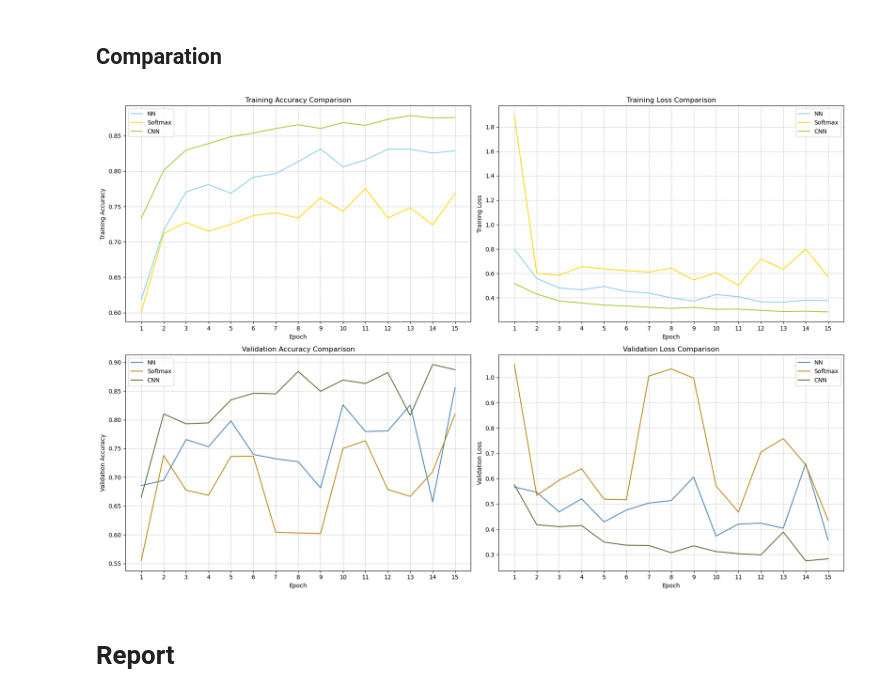
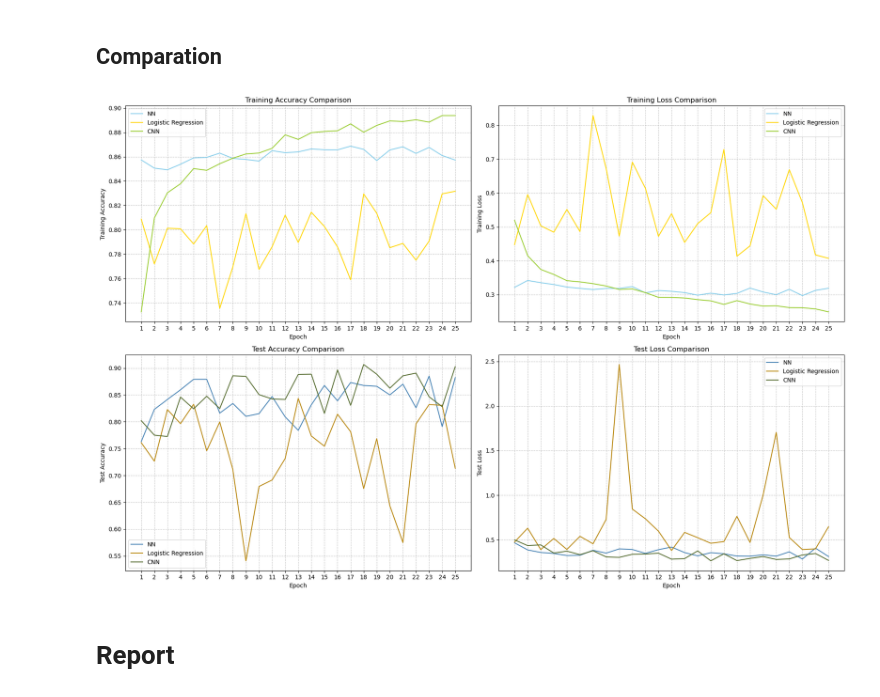
Before and after one commit to AlonMesh/Deep-Learning-Project, a Jupyter notebook: Skin Cancer Detection models 🩺.ipynb, the cells around one changed output. Saved outputs shown, nothing was run; the diff lists cells and outputs as text; code cells hidden in the pictures.

```diff
--- a/Skin Cancer Detection models 🩺.ipynb
+++ b/Skin Cancer Detection models 🩺.ipynb
@@ -48,7 +48,7 @@ Set those hyperparamaters as you wish
 # %%
 img_width, img_height = 112, 112
 batch_size = 128
-epochs = 15
+epochs = 25
 # %%
 # Data generators
 train_datagen = ImageDataGenerator(rescale=1.0 / 255)
@@ -126,7 +148,10 @@ def create_nn(num_hidden_layers, hidden_layer_sizes):
     model.add(Dense(1, activation='sigmoid'))
 
     # Compile the model
-    model.compile(optimizer='adam', loss='binary_crossentropy', metrics=['accuracy'])
+    model.compile(
+        optimizer='adam',
+        loss='binary_crossentropy',
+        metrics=['accuracy'])
 
     return model
 # %%
@@ -327,8 +352,8 @@ input_shape = (img_width, img_height, 3)
 num_classes = 2
 # %%
 # Get model
-softmax_model = create_softmax_model(input_shape, num_classes)
+lr_model = create_logistic_regression_model(input_shape, num_classes)
 
 # Display the model architecture
-softmax_model.summary()
+lr_model.summary()
 # %% [output]
@@ -352,12 +377,12 @@ _________________________________________________________________
 # %%
 # Train
-softmax_history = softmax_model.fit(
+lr_history = lr_model.fit(
   train_generator,
   epochs=epochs,
   validation_data=test_generator
 )
 
 # Evaluate
-test_loss, test_acc = softmax_model.evaluate(test_generator)
+test_loss, test_acc = lr_model.evaluate(test_generator)
 print('Test accuracy:', test_acc)
 # %% [output]
@@ -669,7 +693,7 @@ plt.figure(figsize=(18, 12))
 # Comparison of Training Accuracy for all models
 plt.subplot(2, 2, 1)
 plt.plot(np.arange(1, len(history.history['accuracy']) + 1), history.history['accuracy'], label='NN', color="skyblue")
-plt.plot(np.arange(1, len(softmax_history.history['accuracy']) + 1), softmax_history.history['accuracy'], label='Softmax', color='gold')
+plt.plot(np.arange(1, len(lr_history.history['accuracy']) + 1), lr_history.history['accuracy'], label='Logistic Regression', color='gold')
 plt.plot(np.arange(1, len(cnn_history.history['accuracy']) + 1), cnn_history.history['accuracy'], label='CNN', color='yellowgreen')
 plt.xlabel('Epoch')
 plt.ylabel('Training Accuracy')
@@ -681,46 +705,46 @@ plt.legend()
 # Comparison of Training Loss for all models
 plt.subplot(2, 2, 2)
 plt.plot(np.arange(1, len(history.history['loss']) + 1), history.history['loss'], label='NN', color="skyblue")
-plt.plot(np.arange(1, len(softmax_history.history['loss']) + 1), softmax_history.history['loss'], label='Softmax', color='gold')
+plt.plot(np.arange(1, len(lr_history.history['loss']) + 1), lr_history.history['loss'], label='Logistic Regression', color='gold')
 plt.plot(np.arange(1, len(cnn_history.history['loss']) + 1), cnn_history.history['loss'], label='CNN', color='yellowgreen')
 plt.xlabel('Epoch')
 plt.ylabel('Training Loss')
 plt.title('Training Loss Comparison')
 plt.grid(True, linestyle='--', alpha=0.7)
 plt.xticks(range(1, len(history.history['loss']) + 1))
 plt.legend()
 
-# Comparison of Validation Accuracy for all models
+# Comparison of test Accuracy for all models
 plt.subplot(2, 2, 3)
 plt.plot(np.arange(1, len(history.history['val_accuracy']) + 1), history.history['val_accuracy'], label='NN', color="steelblue")
-plt.plot(np.arange(1, len(softmax_history.history['val_accuracy']) + 1), softmax_history.history['val_accuracy'], label='Softmax', color='darkgoldenrod')
+plt.plot(np.arange(1, len(lr_history.history['val_accuracy']) + 1), lr_history.history['val_accuracy'], label='Logistic Regression', color='darkgoldenrod')
 plt.plot(np.arange(1, len(cnn_history.history['val_accuracy']) + 1), cnn_history.history['val_accuracy'], label='CNN', color='darkolivegreen')
 plt.xlabel('Epoch')
-plt.ylabel('Validation Accuracy')
-plt.title('Validation Accuracy Comparison')
+plt.ylabel('Test Accuracy')
+plt.title('Test Accuracy Comparison')
 plt.grid(True, linestyle='--', alpha=0.7)
 plt.xticks(range(1, len(history.history['val_accuracy']) + 1))
 plt.legend()
 
-# Comparison of Validation Loss for all models
+# Comparison of Test Loss for all models
 plt.subplot(2, 2, 4)
 plt.plot(np.arange(1, len(history.history['val_loss']) + 1), history.history['val_loss'], label='NN', color="steelblue")
-plt.plot(np.arange(1, len(softmax_history.history['val_loss']) + 1), softmax_history.history['val_loss'], label='Softmax', color='darkgoldenrod')
+plt.plot(np.arange(1, len(lr_history.history['val_loss']) + 1), lr_history.history['val_loss'], label='Logistic Regression', color='darkgoldenrod')
 plt.plot(np.arange(1, len(cnn_history.history['val_loss']) + 1), cnn_history.history['val_loss'], label='CNN', color='darkolivegreen')
 plt.xlabel('Epoch')
-plt.ylabel('Validation Loss')
-plt.title('Validation Loss Comparison')
+plt.ylabel('Test Loss')
+plt.title('Test Loss Comparison')
 plt.grid(True, linestyle='--', alpha=0.7)
 plt.xticks(range(1, len(history.history['val_loss']) + 1))
 plt.legend()
 
 # Adjust layout for better visualization
 plt.tight_layout()
 
 # Show the combined plot
 plt.show()
 # %% [output]
-[figure, old version]
+[figure, new version]
 # %% [markdown]
 # Report
 # %% [markdown]
```
Also changed, not shown: parts of 79 cells of this notebook, 12 other files.
